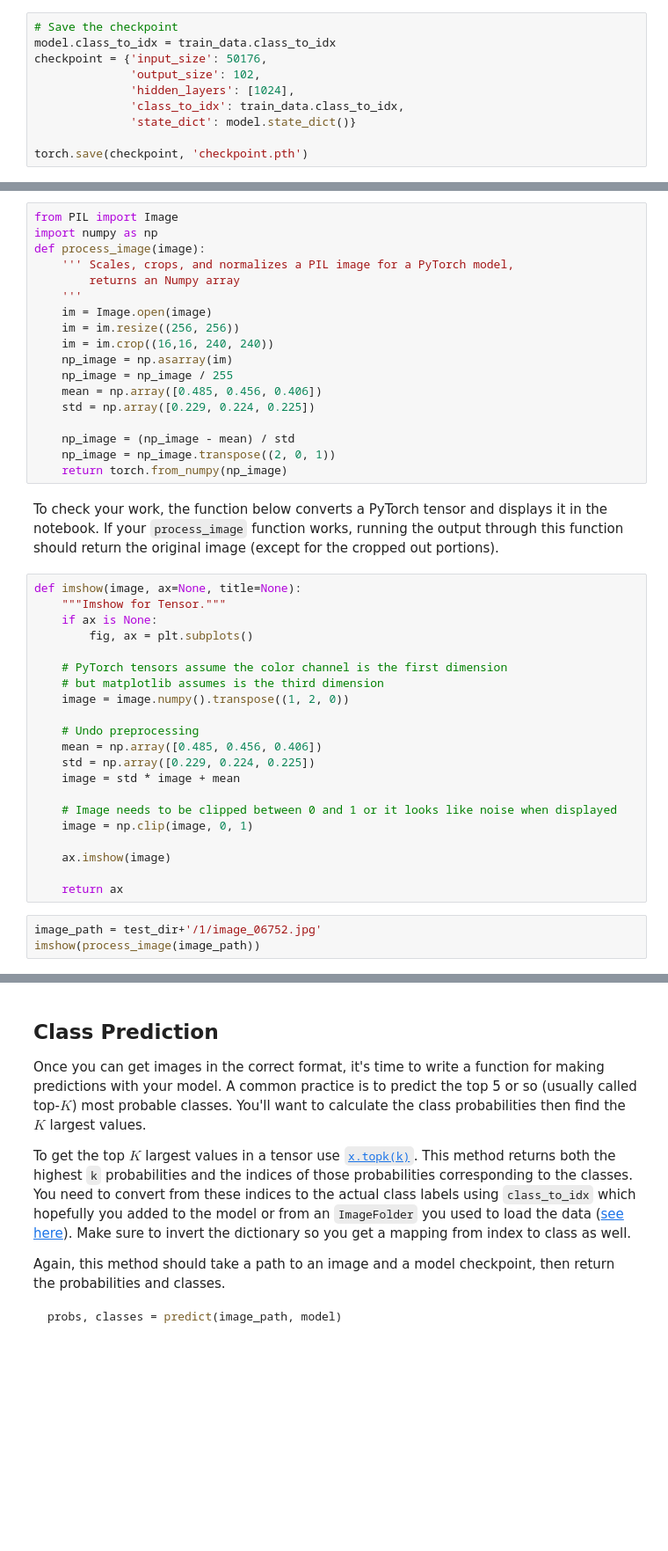
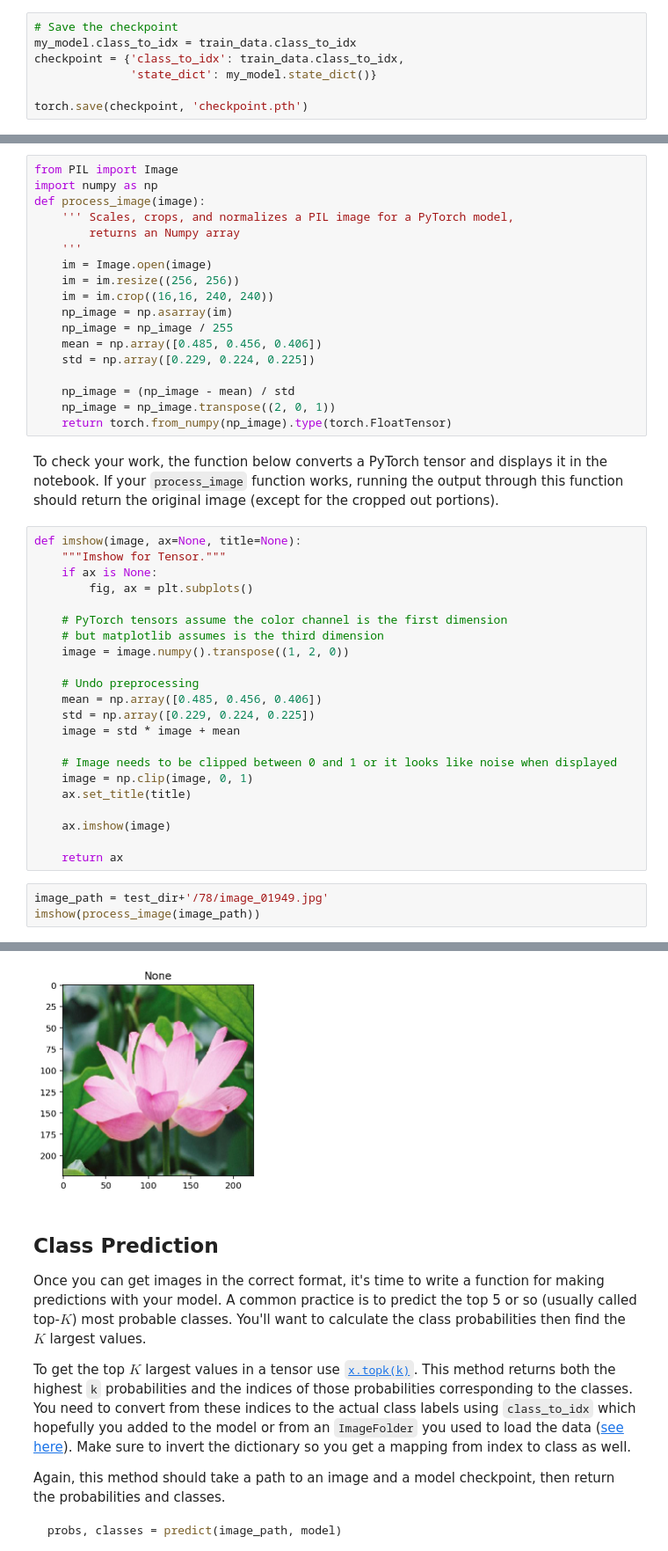
Before and after one commit to yysw/AIPND, a Jupyter notebook: image_classifier/Image Classifier Project.ipynb, the cells around one changed output, grey strips where cells are left out. Shown at 88% size. Cells and saved outputs as stored; diff of their text form; blank space fills up the shorter version.

```diff
--- a/image_classifier/Image Classifier Project.ipynb
+++ b/image_classifier/Image Classifier Project.ipynb
@@ -269,12 +267,9 @@ Now that your network is trained, save the model so you can load it later for ma
 Remember that you'll want to completely rebuild the model later so you can use it for inference. Make sure to include any information you need in the checkpoint. If you want to load the model and keep training, you'll want to save the number of epochs as well as the optimizer state, `optimizer.state_dict`. You'll likely want to use this trained model in the next part of the project, so best to save it now.
 # %%
 # Save the checkpoint
-model.class_to_idx = train_data.class_to_idx
-checkpoint = {'input_size': 50176,
-              'output_size': 102,
-              'hidden_layers': [1024],
-              'class_to_idx': train_data.class_to_idx,
-              'state_dict': model.state_dict()}
+my_model.class_to_idx = train_data.class_to_idx
+checkpoint = {'class_to_idx': train_data.class_to_idx,
+              'state_dict': my_model.state_dict()}
 
 torch.save(checkpoint, 'checkpoint.pth')
 # %% [markdown]
@@ -338,7 +362,7 @@ def process_image(image):
 
     np_image = (np_image - mean) / std
     np_image = np_image.transpose((2, 0, 1))
-    return torch.from_numpy(np_image)
+    return torch.from_numpy(np_image).type(torch.FloatTensor)
 # %% [markdown]
 To check your work, the function below converts a PyTorch tensor and displays it in the notebook. If your `process_image` function works, running the output through this function should return the original image (except for the cropped out portions).
 # %%
@@ -358,10 +382,12 @@ def imshow(image, ax=None, title=None):
 
     # Image needs to be clipped between 0 and 1 or it looks like noise when displayed
     image = np.clip(image, 0, 1)
+    ax.set_title(title)
 
     ax.imshow(image)
 
     return ax
 # %%
-image_path = test_dir+'/1/image_06752.jpg'
+image_path = test_dir+'/78/image_01949.jpg'
 imshow(process_image(image_path))
+# %% [output]
@@ -368,3 +395,4 @@ imshow(process_image(image_path))
+[figure, added]
 # %% [markdown]
 ## Class Prediction
 
```
Also changed, not shown: parts of 25 cells of this notebook.
